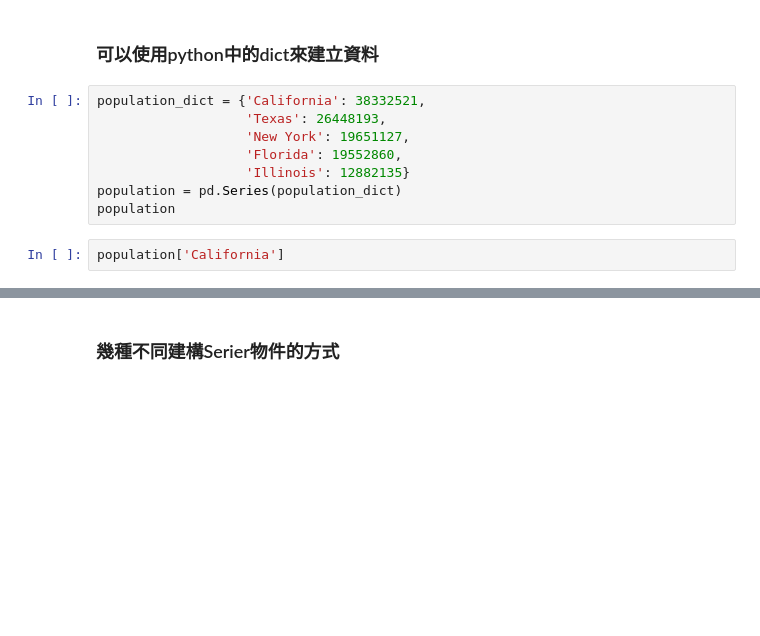
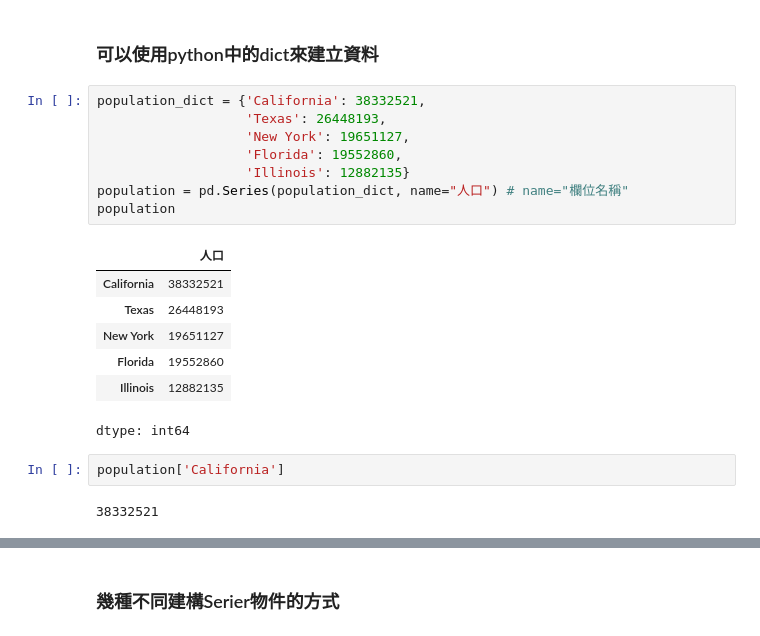
Before and after one commit to Yiting916/data_analysis, a Jupyter notebook: 03-01.Pandas.ipynb, the cells around one changed output, grey strips where cells are left out. Drawn from its saved outputs; the diff is of its cells as text; blank space fills up the shorter version.

```diff
--- a/03-01.Pandas.ipynb
+++ b/03-01.Pandas.ipynb
@@ -114,11 +139,21 @@ data[2]
 # %%
 population_dict = {'California': 38332521,
                    'Texas': 26448193,
                    'New York': 19651127,
                    'Florida': 19552860,
                    'Illinois': 12882135}
-population = pd.Series(population_dict)
+population = pd.Series(population_dict, name="人口") # name="欄位名稱"
 population
+# %% [output]
+|  | 人口 |
+| California | 38332521 |
+| Texas | 26448193 |
+| New York | 19651127 |
+| Florida | 19552860 |
+| Illinois | 12882135 |
+dtype: int64
 # %%
 population['California']
+# %% [output]
+38332521
 # %%
```
Also changed, not shown: parts of 12 cells of this notebook.
